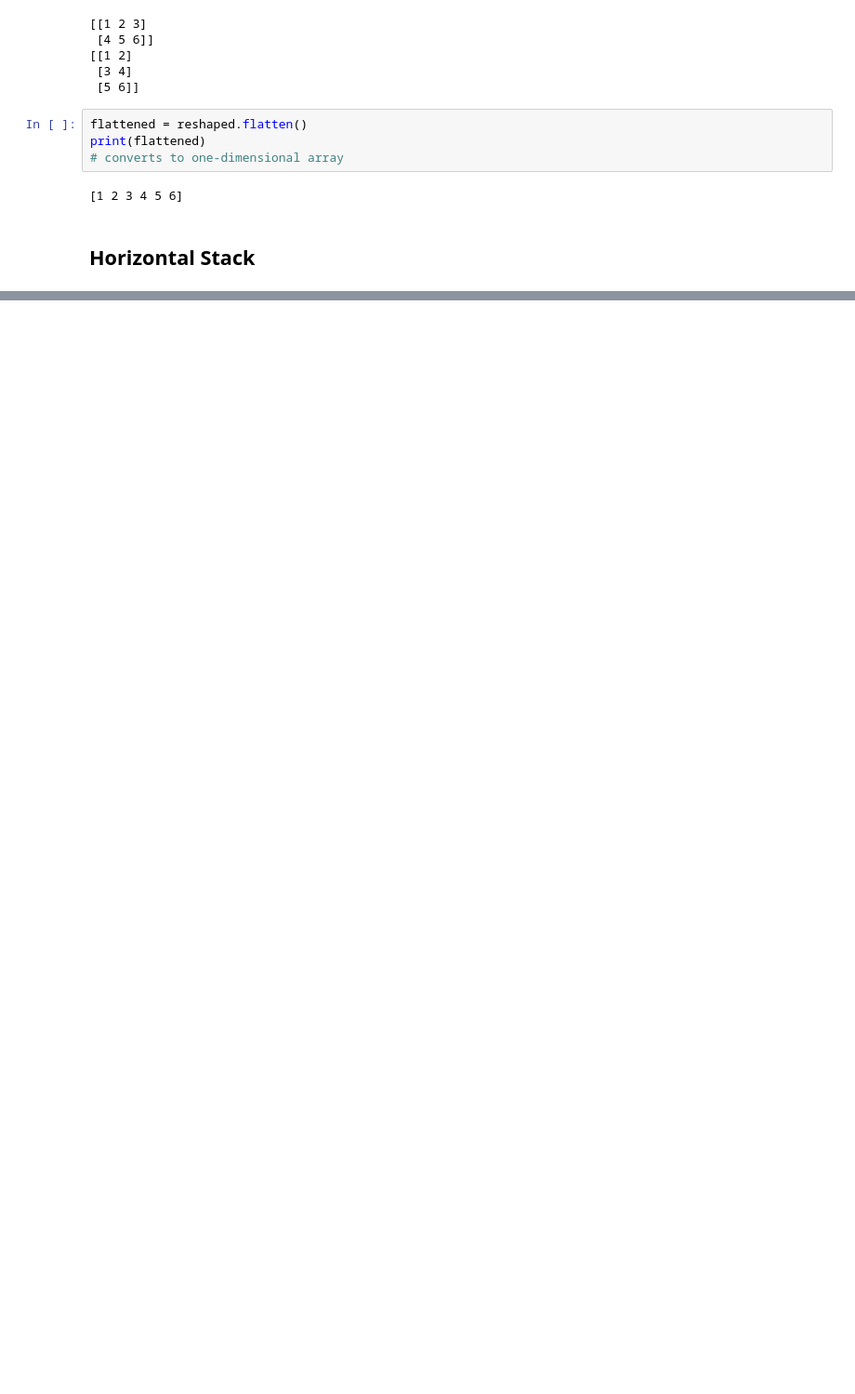
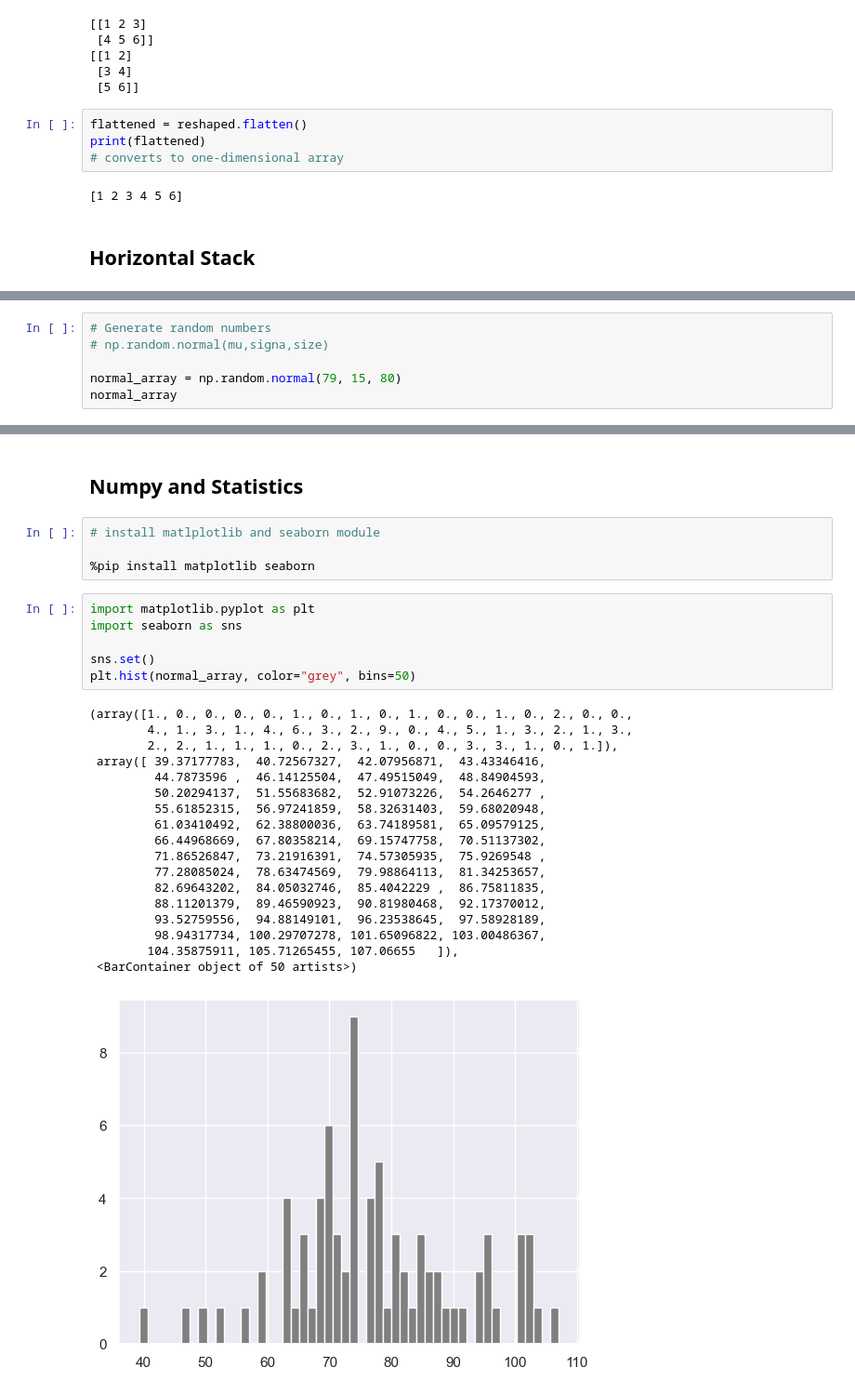
Before and after one commit to MelihKrts/30-Days-Of-Python, a Jupyter notebook: Day_24_Statistics/Numpy.ipynb, the cells around one changed output, grey strips where cells are left out. Shown at 93% size. Drawn from its saved outputs; the diff is of its cells as text; blank space fills up the shorter version.

```diff
--- a/Day_24_Statistics/Numpy.ipynb
+++ b/Day_24_Statistics/Numpy.ipynb
@@ -409,0 +462,6 @@ print(flattened)
+# %%
+# Generate random numbers
+# np.random.normal(mu,signa,size)
+
+normal_array = np.random.normal(79, 15, 80)
+normal_array
@@ -409,0 +489,31 @@ print(flattened)
+# %% [markdown]
+## Numpy and Statistics
+# %%
+# install matlplotlib and seaborn module
+
+%pip install matplotlib seaborn
+# %%
+import matplotlib.pyplot as plt
+import seaborn as sns
+
+sns.set()
+plt.hist(normal_array, color="grey", bins=50)
+# %% [output]
+(array([1., 0., 0., 0., 0., 1., 0., 1., 0., 1., 0., 0., 1., 0., 2., 0., 0.,
+        4., 1., 3., 1., 4., 6., 3., 2., 9., 0., 4., 5., 1., 3., 2., 1., 3.,
+        2., 2., 1., 1., 1., 0., 2., 3., 1., 0., 0., 3., 3., 1., 0., 1.]),
+ array([ 39.37177783,  40.72567327,  42.07956871,  43.43346416,
+         44.7873596 ,  46.14125504,  47.49515049,  48.84904593,
+         50.20294137,  51.55683682,  52.91073226,  54.2646277 ,
+         55.61852315,  56.97241859,  58.32631403,  59.68020948,
+         61.03410492,  62.38800036,  63.74189581,  65.09579125,
+         66.44968669,  67.80358214,  69.15747758,  70.51137302,
+         71.86526847,  73.21916391,  74.57305935,  75.9269548 ,
+         77.28085024,  78.63474569,  79.98864113,  81.34253657,
+         82.69643202,  84.05032746,  85.4042229 ,  86.75811835,
+         88.11201379,  89.46590923,  90.81980468,  92.17370012,
+         93.52759556,  94.88149101,  96.23538645,  97.58928189,
+         98.94317734, 100.29707278, 101.65096822, 103.00486367,
+        104.35875911, 105.71265455, 107.06655   ]),
+ <BarContainer object of 50 artists>)
+[figure, added]
```
Also changed, not shown: parts of 44 cells of this notebook.
